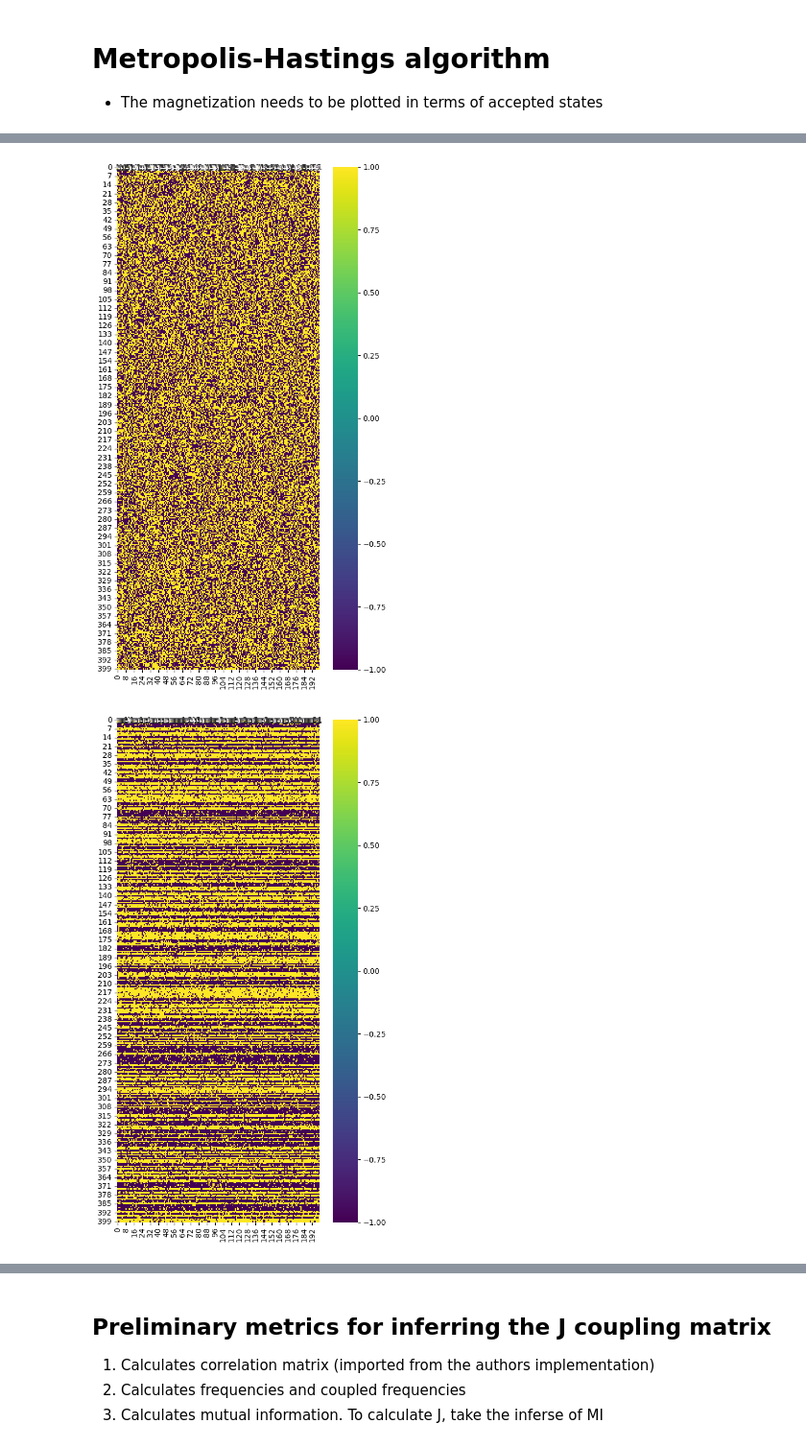
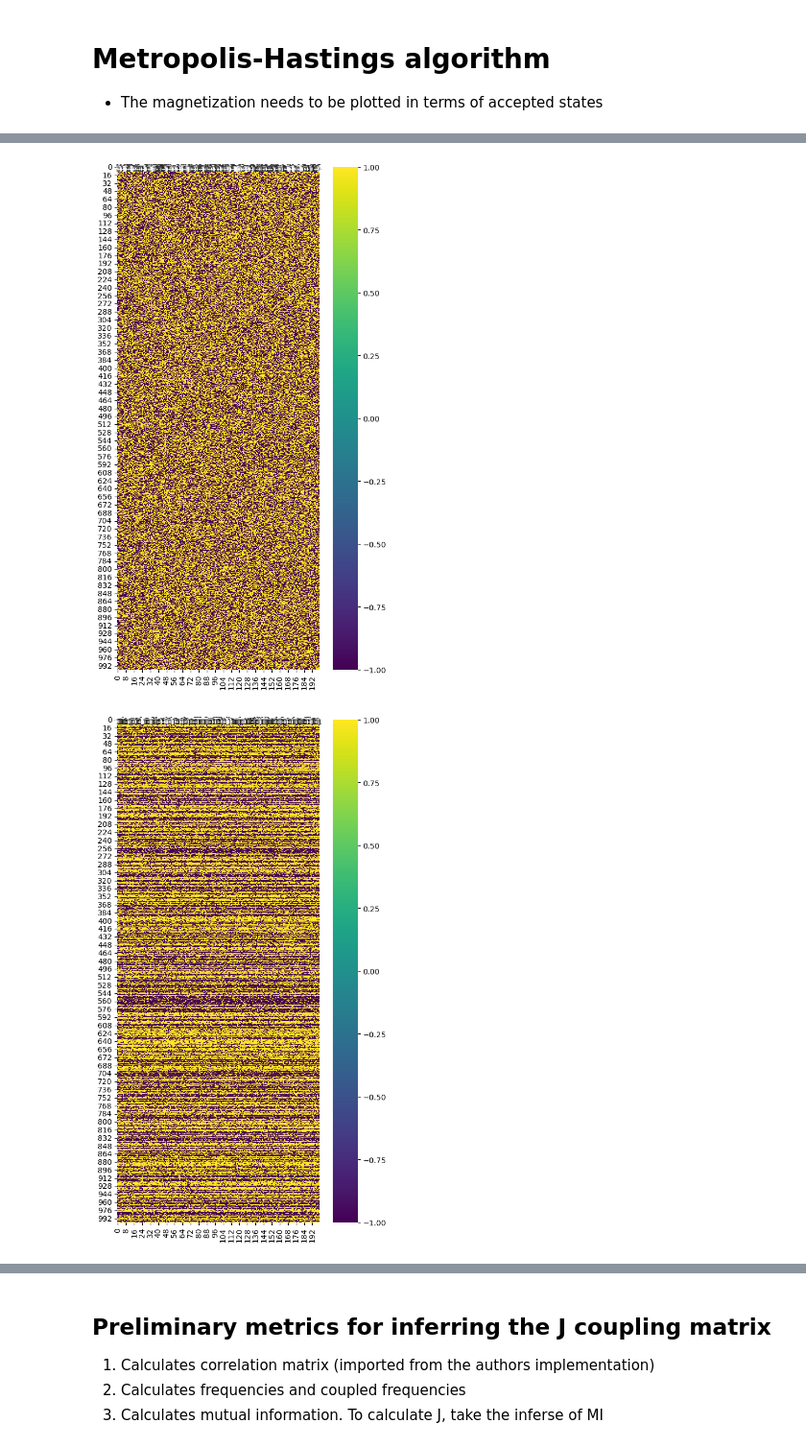
Before and after one commit to marindigen/semester-project-II, a Jupyter notebook: metropolis_hastings.ipynb, the cells around one changed output, grey strips where cells are left out. Shown at 96% size. Saved outputs shown, nothing was run; the diff lists cells and outputs as text; code cells hidden in the pictures.

```diff
--- a/metropolis_hastings.ipynb
+++ b/metropolis_hastings.ipynb
@@ -146,11 +146,11 @@ def metropolis_hastings(J, initial_sequences, num_iters, T=1.0, num_of_flips=1,
 np.random.seed(42)  # For reproducibility
 
 size = 200  # Size of each sequence
-num_sequences = 400  # Number of sequences
+num_sequences = 1000  # Number of sequences
 J = set_interaction_mat(size) # Example interaction matrix, should be symmetric
 initial_sequences = [np.random.choice([-1, 1], size=size) for _ in range(num_sequences)]
 
-final_sequences, log_sequences, accepted_states = metropolis_hastings(J, initial_sequences, num_iters=1000, T=5.0, num_of_flips=10, with_T_varied=False)
+final_sequences_train, log_sequences, accepted_states = metropolis_hastings(J, initial_sequences, num_iters=400, T=1.0, num_of_flips=10, with_T_varied=False)
 # Final_sequences contains the sequences after they have potentially reached their stable states
 # %%
 def plotting_magnetization(log_sequences, num_iters):
@@ -177,11 +177,11 @@ plt.figure(figsize=(6,12))
 sns.heatmap(np.array(initial_sequences), cmap='viridis', annot=True)
 plt.show()
 # %% [output]
-[figure, old version]
+[figure, new version]
 # %%
 plt.figure(figsize=(6,12))
-sns.heatmap(np.array(final_sequences), cmap='viridis', annot=True)
+sns.heatmap(np.array(final_sequences_train), cmap='viridis', annot=True)
 plt.show()
 # %% [output]
-[figure, old version]
+[figure, new version]
 # %%
```
Also changed, not shown: parts of 6 cells of this notebook, 2 other files.
